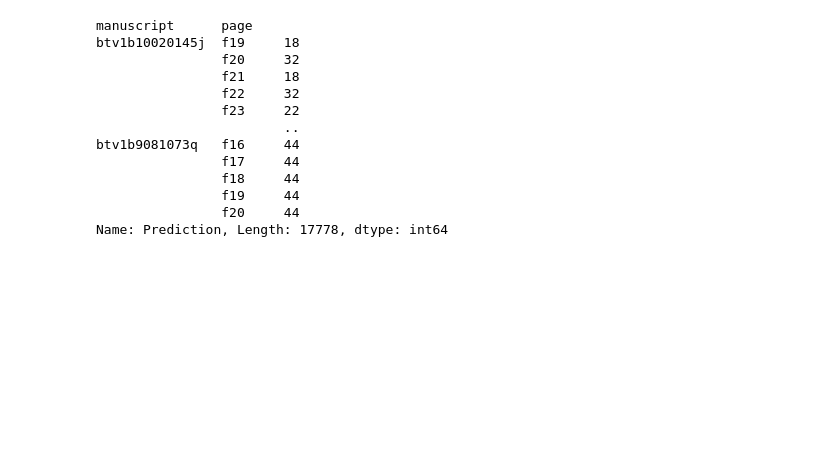
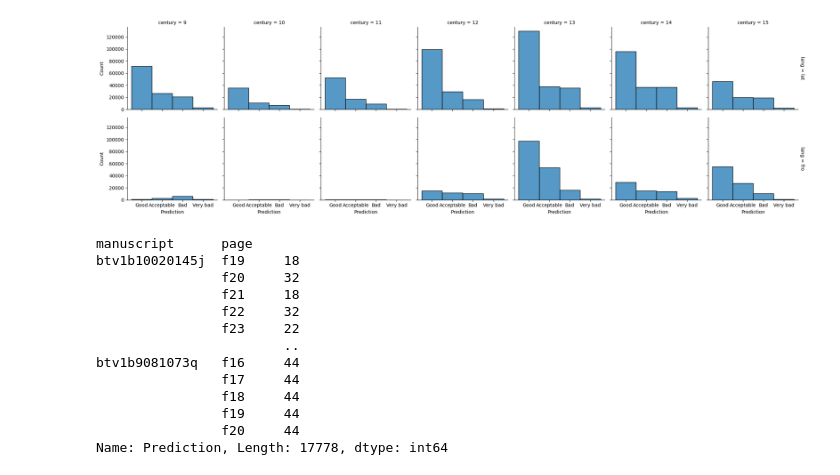
Before and after one commit to PonteIneptique/neNequitia, a Jupyter notebook: 12 - Analyze.ipynb, the cells around one changed output. Cells and saved outputs as stored; diff of their text form; code cells hidden in the pictures; blank space fills up the shorter version.

```diff
--- a/12 - Analyze.ipynb
+++ b/12 - Analyze.ipynb
@@ -15,6 +12,16 @@ Populating the interactive namespace from numpy and matplotlib
 df = read_hdf("preds-completed.hdf", key="df")
 # %%
 big_mss = df[df.transcription.str.len() > 15]
+# %%
+sns.displot(
+    big_mss, col="century", row="lang", x="Prediction",
+    binwidth=3, height=3, facet_kws=dict(margin_titles=True),
+    col_order=sorted(big_mss.century.unique(), key=lambda x: int(x))
+)
+
+plt.savefig("pred_lines.jpg", dpi=300)
+# %% [output]
+[figure, added]
 # %%
 big_mss.groupby(["manuscript", "page"])["Prediction"].size()
 # %% [output]
```
Also changed, not shown: parts of 6 cells of this notebook, 3 other files.
